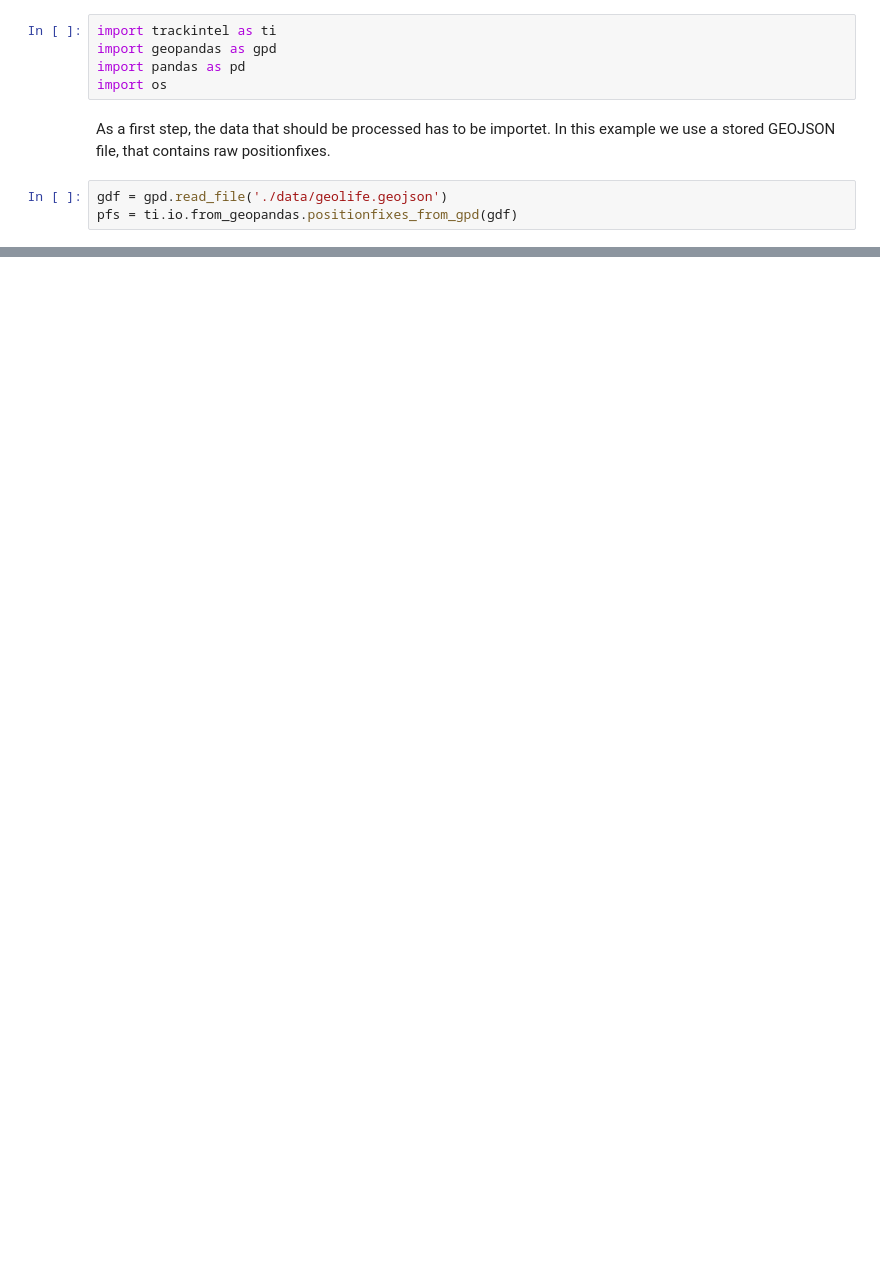
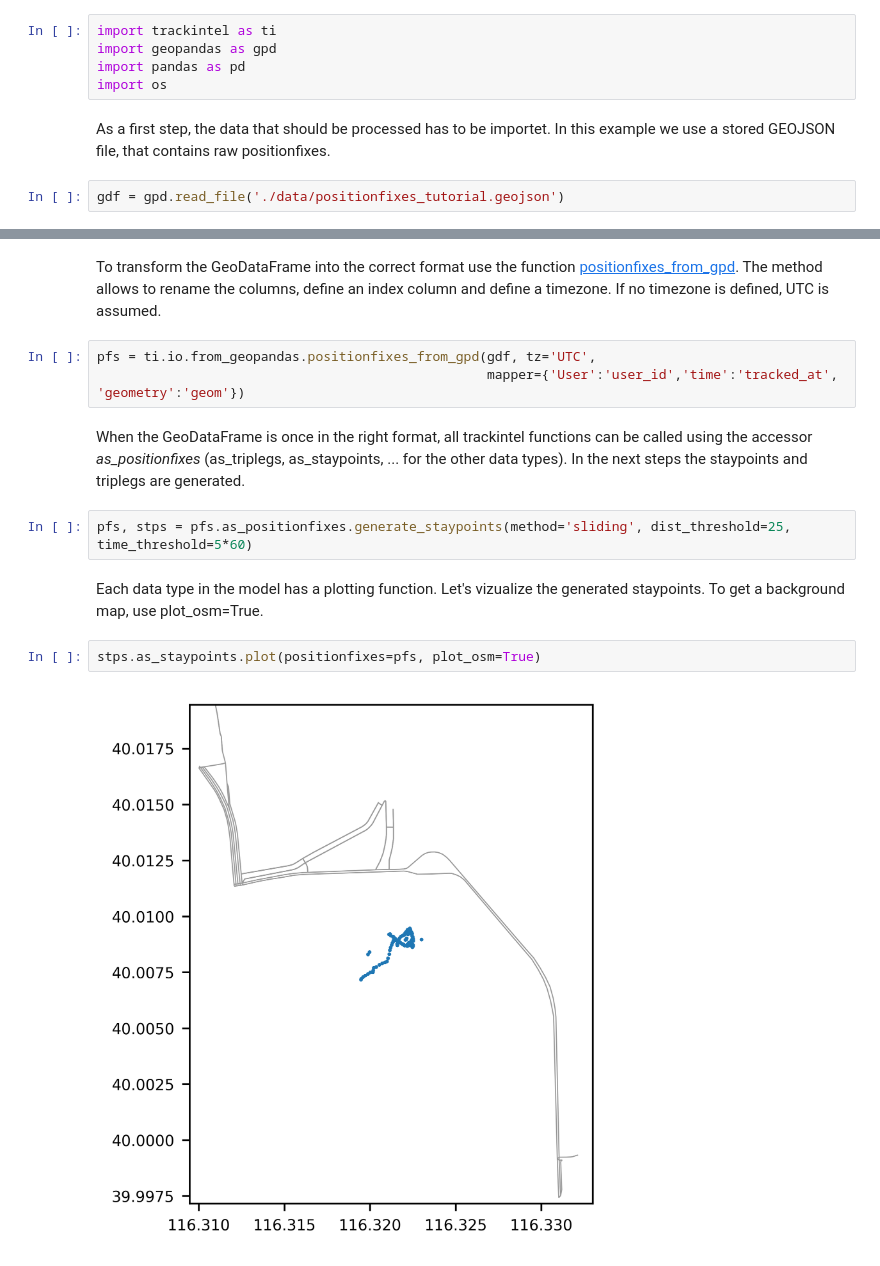
Before and after one commit to mie-lab/trackintel, a Jupyter notebook: examples/trackintel_basic_tutorial.ipynb, the cells around one changed output, grey strips where cells are left out. Cells and saved outputs as stored; diff of their text form; blank space fills up the shorter version.

```diff
--- a/examples/trackintel_basic_tutorial.ipynb
+++ b/examples/trackintel_basic_tutorial.ipynb
@@ -19,6 +19,5 @@ import os
 # %% [markdown]
 As a first step, the data that should be processed has to be importet. In this example we use a stored GEOJSON file, that contains raw positionfixes.
 # %%
-gdf = gpd.read_file('./data/geolife.geojson')
-pfs = ti.io.from_geopandas.positionfixes_from_gpd(gdf)
+gdf = gpd.read_file('./data/positionfixes_tutorial.geojson')
 # %% [markdown]
@@ -25,0 +45,15 @@ The geodataframe (gdf) imported by the GeoPandas read_file function gets validat
+# %% [markdown]
+To transform the GeoDataFrame into the correct format use the function [positionfixes_from_gpd](https://trackintel.readthedocs.io/en/latest/modules/io.html#geodataframe-import). The method allows to rename the columns, define an index column and define a timezone. If no timezone is defined, UTC is assumed.
+# %%
+pfs = ti.io.from_geopandas.positionfixes_from_gpd(gdf, tz='UTC',
+                                                  mapper={'User':'user_id','time':'tracked_at', 'geometry':'geom'})
+# %% [markdown]
+When the GeoDataFrame is once in the right format, all trackintel functions can be called using the accessor _as_positionfixes_ (as_triplegs, as_staypoints, ... for the other data types). In the next steps the staypoints and triplegs are generated.
+# %%
+pfs, stps = pfs.as_positionfixes.generate_staypoints(method='sliding', dist_threshold=25, time_threshold=5*60)
+# %% [markdown]
+Each data type in the model has a plotting function. Let's vizualize the generated staypoints. To get a background map, use plot_osm=True.
+# %%
+stps.as_staypoints.plot(positionfixes=pfs, plot_osm=True)
+# %% [output]
+[figure, added]
```
Also changed, not shown: parts of 7 cells of this notebook, 2 other files.
